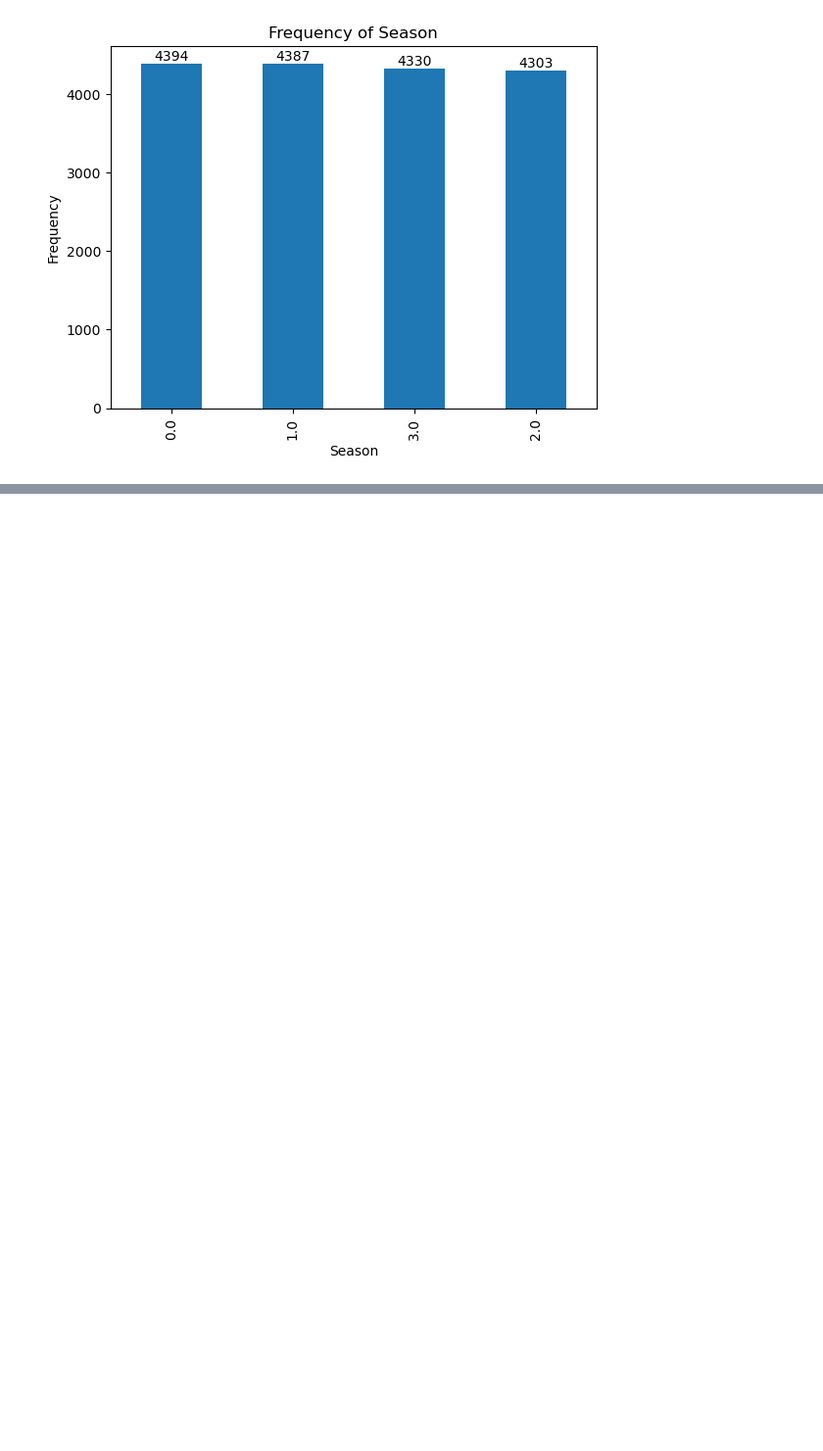
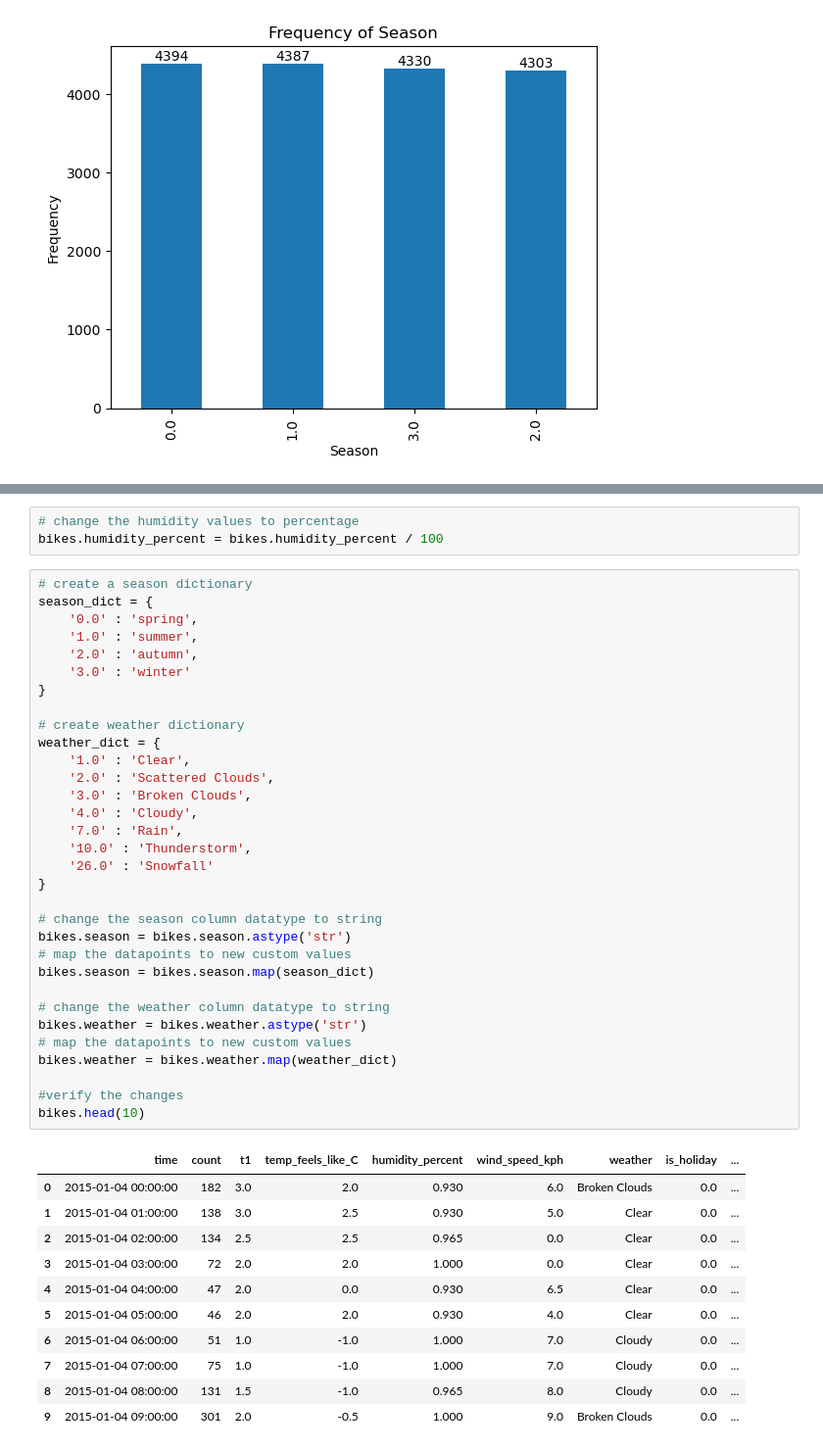
Before and after one commit to dfrancis-tech/london_bikes, a Jupyter notebook: london_bikes.ipynb, the cells around one changed output, grey strips where cells are left out. Shown at 98% size. Cells and saved outputs as stored; diff of their text form; blank space fills up the shorter version.

Commit message:
modify data for tableau visualization

```diff
--- a/london_bikes.ipynb
+++ b/london_bikes.ipynb
@@ -151,0 +189,47 @@ plt.show()
+# %%
+# change the humidity values to percentage
+bikes.humidity_percent = bikes.humidity_percent / 100
+# %%
+# create a season dictionary
+season_dict = {
+    '0.0' : 'spring',
+    '1.0' : 'summer',
+    '2.0' : 'autumn',
+    '3.0' : 'winter'
+}
+
+# create weather dictionary
+weather_dict = {
+    '1.0' : 'Clear',
+    '2.0' : 'Scattered Clouds',
+    '3.0' : 'Broken Clouds',
+    '4.0' : 'Cloudy',
+    '7.0' : 'Rain',
+    '10.0' : 'Thunderstorm',
+    '26.0' : 'Snowfall'
+}
+
+# change the season column datatype to string
+bikes.season = bikes.season.astype('str')
+# map the datapoints to new custom values
+bikes.season = bikes.season.map(season_dict)
+
+# change the weather column datatype to string
+bikes.weather = bikes.weather.astype('str')
+# map the datapoints to new custom values
+bikes.weather = bikes.weather.map(weather_dict)
+
+#verify the changes
+bikes.head(10)
+# %% [output]
+|  | time | count | t1 | temp_feels_like_C | humidity_percent | wind_speed_kph | weather | is_holiday | ... |
+| 0 | 2015-01-04 00:00:00 | 182 | 3.0 | 2.0 | 0.930 | 6.0 | Broken Clouds | 0.0 | ... |
+| 1 | 2015-01-04 01:00:00 | 138 | 3.0 | 2.5 | 0.930 | 5.0 | Clear | 0.0 | ... |
+| 2 | 2015-01-04 02:00:00 | 134 | 2.5 | 2.5 | 0.965 | 0.0 | Clear | 0.0 | ... |
+| 3 | 2015-01-04 03:00:00 | 72 | 2.0 | 2.0 | 1.000 | 0.0 | Clear | 0.0 | ... |
+| 4 | 2015-01-04 04:00:00 | 47 | 2.0 | 0.0 | 0.930 | 6.5 | Clear | 0.0 | ... |
+| 5 | 2015-01-04 05:00:00 | 46 | 2.0 | 2.0 | 0.930 | 4.0 | Clear | 0.0 | ... |
+| 6 | 2015-01-04 06:00:00 | 51 | 1.0 | -1.0 | 1.000 | 7.0 | Cloudy | 0.0 | ... |
+| 7 | 2015-01-04 07:00:00 | 75 | 1.0 | -1.0 | 1.000 | 7.0 | Cloudy | 0.0 | ... |
+| 8 | 2015-01-04 08:00:00 | 131 | 1.5 | -1.0 | 0.965 | 8.0 | Cloudy | 0.0 | ... |
+| 9 | 2015-01-04 09:00:00 | 301 | 2.0 | -0.5 | 1.000 | 9.0 | Broken Clouds | 0.0 | ... |
```
Also changed, not shown: parts of 2 cells of this notebook.
